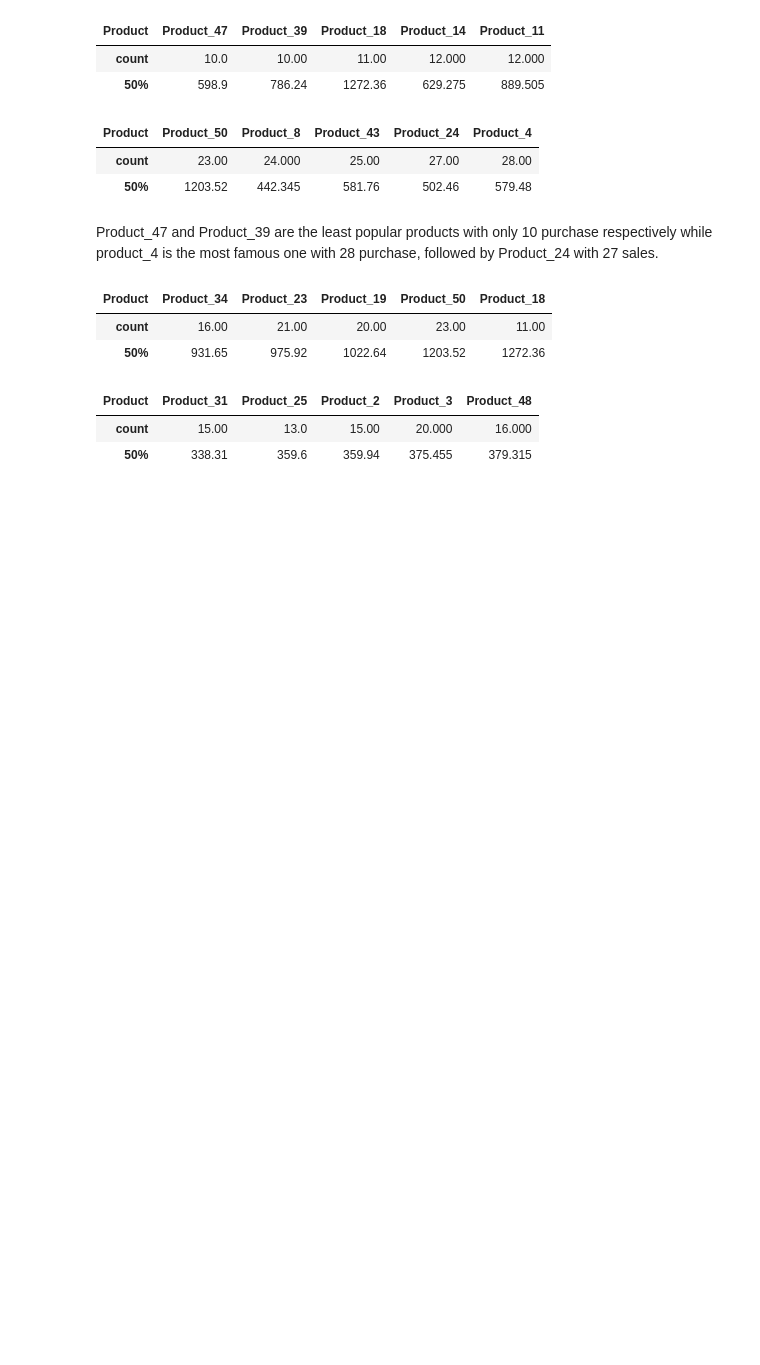
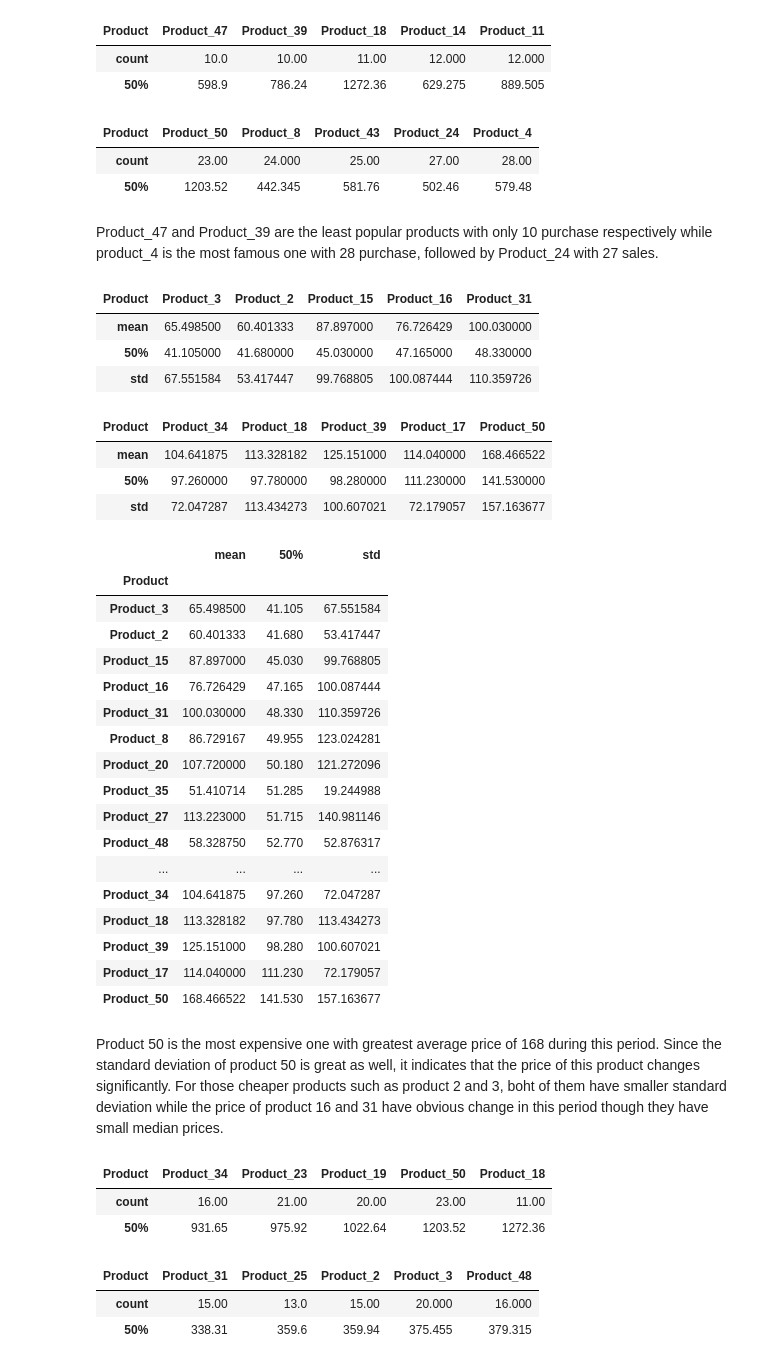
Before and after one commit to hiu04/Data-Science, a Jupyter notebook: A1_DS.ipynb, the cells around one changed output. Drawn from its saved outputs; the diff is of its cells as text; code cells hidden in the pictures; blank space fills up the shorter version.

```diff
--- a/A1_DS.ipynb
+++ b/A1_DS.ipynb
@@ -188,6 +188,48 @@ df.groupby(df["Product"])["Sales"].describe().sort_values("count")\
 | 50% | 1203.52 | 442.345 | 581.76 | 502.46 | 579.48 |
 # %% [markdown]
 Product_47 and Product_39 are the least popular products with only 10 purchase respectively while product_4 is the most famous one with 28 purchase, followed by Product_24 with 27 sales.
+# %%
+# Products have smallest price sort by median
+df.groupby(df["Product"])['Price'].describe().sort_values('50%')\
+[['mean','50%', 'std']].head().transpose()
+# %% [output]
+| Product | Product_3 | Product_2 | Product_15 | Product_16 | Product_31 |
+| mean | 65.498500 | 60.401333 | 87.897000 | 76.726429 | 100.030000 |
+| 50% | 41.105000 | 41.680000 | 45.030000 | 47.165000 | 48.330000 |
+| std | 67.551584 | 53.417447 | 99.768805 | 100.087444 | 110.359726 |
+# %%
+# Products have highest price sort by median
+df.groupby(df["Product"])['Price'].describe().sort_values('50%')\
+[['mean','50%','std']].tail().transpose()
+# %% [output]
+| Product | Product_34 | Product_18 | Product_39 | Product_17 | Product_50 |
+| mean | 104.641875 | 113.328182 | 125.151000 | 114.040000 | 168.466522 |
+| 50% | 97.260000 | 97.780000 | 98.280000 | 111.230000 | 141.530000 |
+| std | 72.047287 | 113.434273 | 100.607021 | 72.179057 | 157.163677 |
+# %%
+df.groupby(df["Product"])['Price'].describe().sort_values('50%')\
+[['mean','50%','std']]
+# %% [output]
+|  | mean | 50% | std |
+| Product |  |  |  |
+| Product_3 | 65.498500 | 41.105 | 67.551584 |
+| Product_2 | 60.401333 | 41.680 | 53.417447 |
+| Product_15 | 87.897000 | 45.030 | 99.768805 |
+| Product_16 | 76.726429 | 47.165 | 100.087444 |
+| Product_31 | 100.030000 | 48.330 | 110.359726 |
+| Product_8 | 86.729167 | 49.955 | 123.024281 |
+| Product_20 | 107.720000 | 50.180 | 121.272096 |
+| Product_35 | 51.410714 | 51.285 | 19.244988 |
+| Product_27 | 113.223000 | 51.715 | 140.981146 |
+| Product_48 | 58.328750 | 52.770 | 52.876317 |
+| ... | ... | ... | ... |
+| Product_34 | 104.641875 | 97.260 | 72.047287 |
+| Product_18 | 113.328182 | 97.780 | 113.434273 |
+| Product_39 | 125.151000 | 98.280 | 100.607021 |
+| Product_17 | 114.040000 | 111.230 | 72.179057 |
+| Product_50 | 168.466522 | 141.530 | 157.163677 |
+# %% [markdown]
+Product 50 is the most expensive one with greatest average price of 168 during this period. Since the standard deviation of product 50 is great as well, it indicates that the price of this product changes significantly. For those cheaper products such as product 2 and 3, boht of them have smaller standard deviation while the price of product 16 and 31 have obvious change in this period though they have small median prices.
 # %%
 # Products with greatest median sales value
 df.groupby(df['Product'])['Sales'].describe().sort_values('50%')\
```
Also changed, not shown: parts of 3 cells of this notebook.
